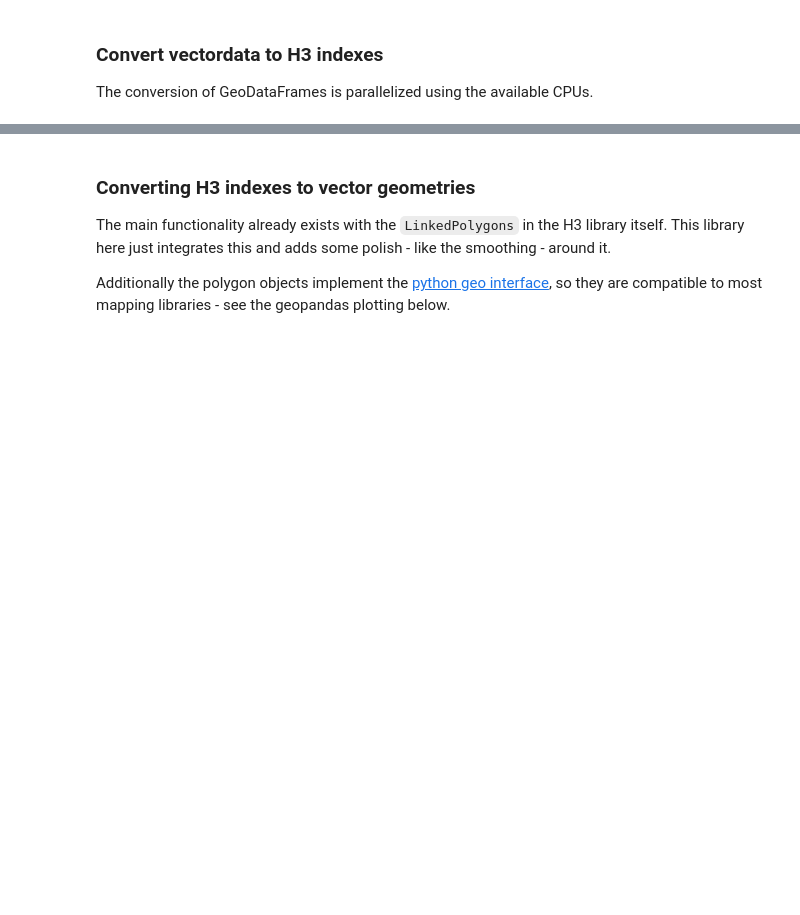
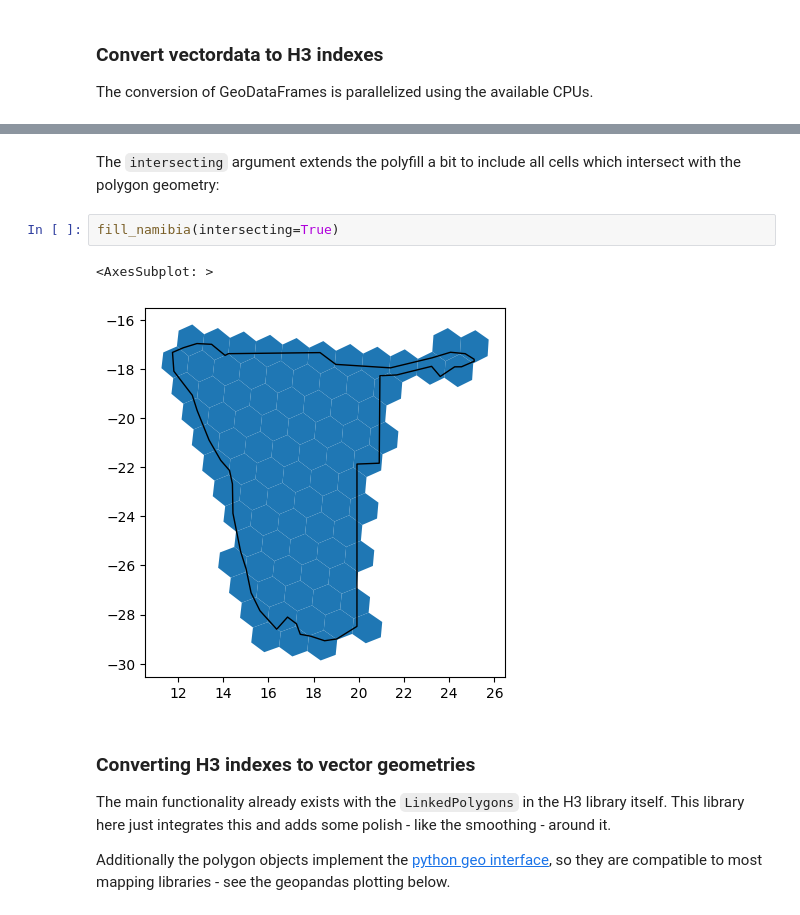
Before and after one commit to nmandery/h3ronpy, a Jupyter notebook: README.ipynb, the cells around one changed output, grey strips where cells are left out. Drawn from its saved outputs; the diff is of its cells as text; blank space fills up the shorter version.

```diff
--- a/README.ipynb
+++ b/README.ipynb
@@ -181,3 +195,10 @@ gdf.plot(column="name")
+# %% [markdown]
+The `intersecting` argument extends the polyfill a bit to include all cells which intersect with the polygon geometry:
+# %%
+fill_namibia(intersecting=True)
+# %% [output]
+<AxesSubplot: >
+[figure, added]
 # %% [markdown]
 ### Converting H3 indexes to vector geometries
 
```
Also changed, not shown: parts of 10 cells of this notebook, 3 other files.
